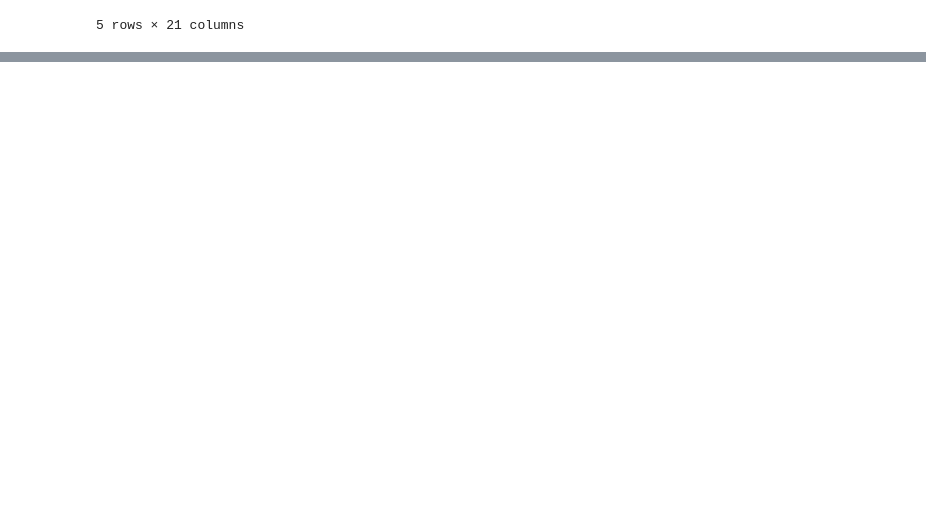
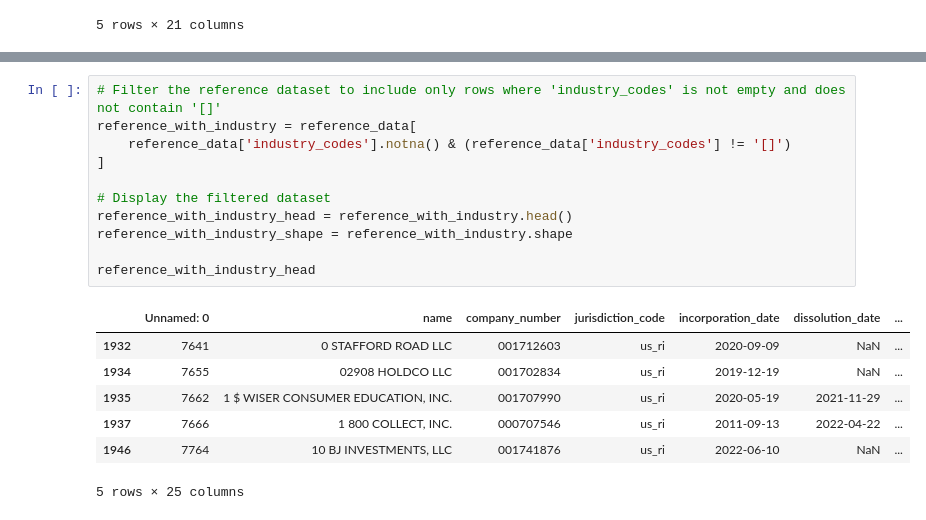
Before and after one commit to feyzijan/EquifaxPracticum, a Jupyter notebook: Evaluation/evaluation.ipynb, the cells around one changed output, grey strips where cells are left out. Saved outputs shown, nothing was run; the diff lists cells and outputs as text; blank space fills up the shorter version.

```diff
--- a/Evaluation/evaluation.ipynb
+++ b/Evaluation/evaluation.ipynb
@@ -142,0 +159,19 @@ filtered_match_percentage1, filtered_match_percentage2
+# %%
+# Filter the reference dataset to include only rows where 'industry_codes' is not empty and does not contain '[]'
+reference_with_industry = reference_data[
+    reference_data['industry_codes'].notna() & (reference_data['industry_codes'] != '[]')
+]
+
+# Display the filtered dataset
+reference_with_industry_head = reference_with_industry.head()
+reference_with_industry_shape = reference_with_industry.shape
+
+reference_with_industry_head
+# %% [output]
+|  | Unnamed: 0 | name | company_number | jurisdiction_code | incorporation_date | dissolution_date | ... |
+| 1932 | 7641 | 0 STAFFORD ROAD LLC | 001712603 | us_ri | 2020-09-09 | NaN | ... |
+| 1934 | 7655 | 02908 HOLDCO LLC | 001702834 | us_ri | 2019-12-19 | NaN | ... |
+| 1935 | 7662 | 1 $ WISER CONSUMER EDUCATION, INC. | 001707990 | us_ri | 2020-05-19 | 2021-11-29 | ... |
+| 1937 | 7666 | 1 800 COLLECT, INC. | 000707546 | us_ri | 2011-09-13 | 2022-04-22 | ... |
+| 1946 | 7764 | 10 BJ INVESTMENTS, LLC | 001741876 | us_ri | 2022-06-10 | NaN | ... |
+5 rows × 25 columns
```
Also changed, not shown: parts of 3 cells of this notebook, 3 other files.
